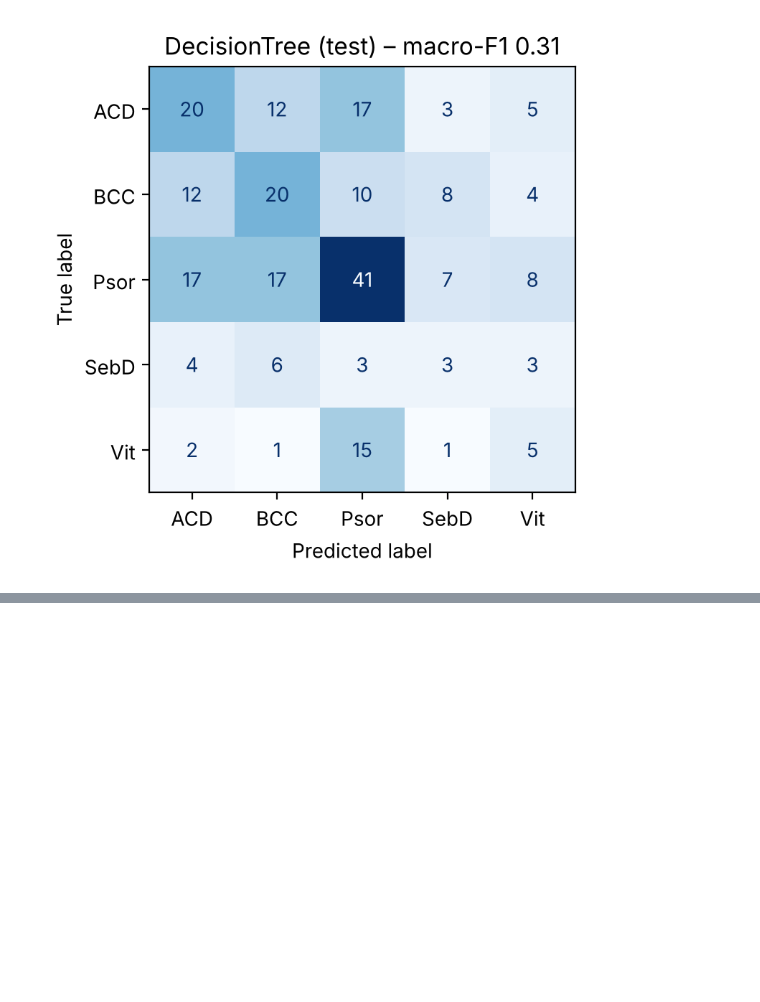
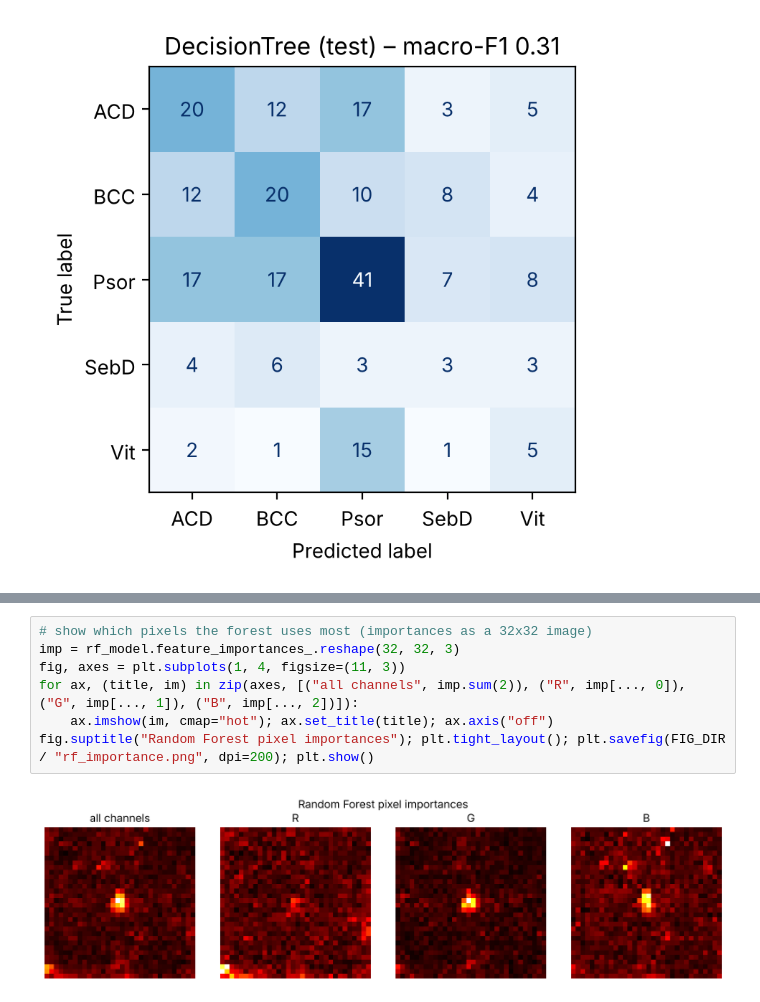
Before and after one commit to Cyrix7/f21dl-2026-27-UG-group-15, a Jupyter notebook: notebooks/R3_decision_tree_random_forest.ipynb, the cells around one changed output, grey strips where cells are left out. Cells and saved outputs as stored; diff of their text form; blank space fills up the shorter version.

```diff
--- a/notebooks/R3_decision_tree_random_forest.ipynb
+++ b/notebooks/R3_decision_tree_random_forest.ipynb
@@ -186,0 +237,9 @@ allergic contact dermatitis      0.364     0.351     0.357        57
+# %%
+# show which pixels the forest uses most (importances as a 32x32 image)
+imp = rf_model.feature_importances_.reshape(32, 32, 3)
+fig, axes = plt.subplots(1, 4, figsize=(11, 3))
+for ax, (title, im) in zip(axes, [("all channels", imp.sum(2)), ("R", imp[..., 0]), ("G", imp[..., 1]), ("B", imp[..., 2])]):
+    ax.imshow(im, cmap="hot"); ax.set_title(title); ax.axis("off")
+fig.suptitle("Random Forest pixel importances"); plt.tight_layout(); plt.savefig(FIG_DIR / "rf_importance.png", dpi=200); plt.show()
+# %% [output]
+[figure, added]
```
Also changed, not shown: parts of 6 cells of this notebook.
